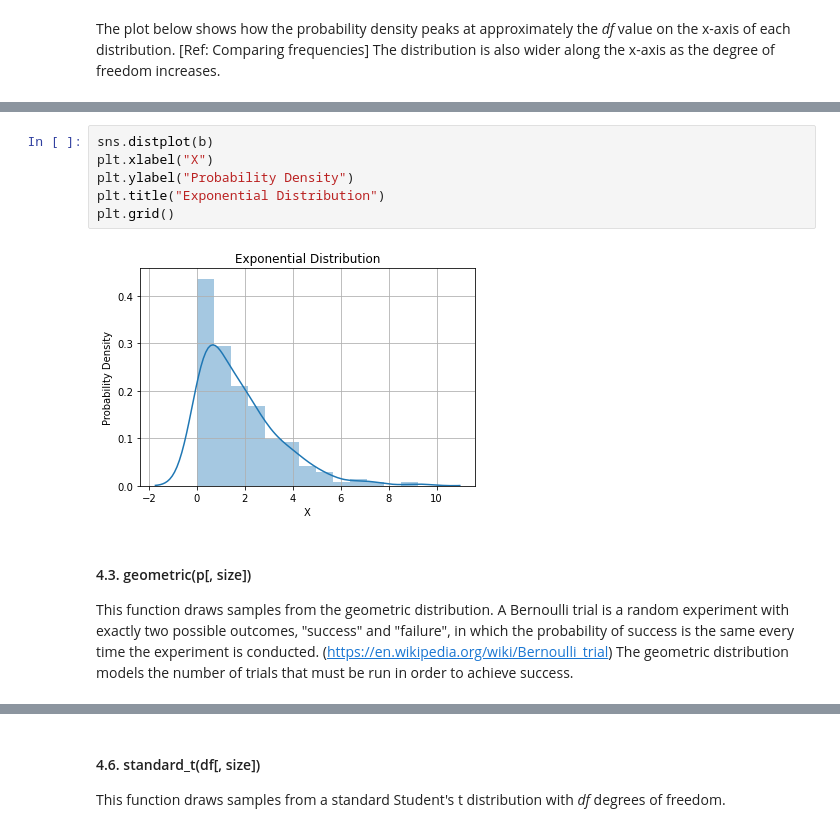
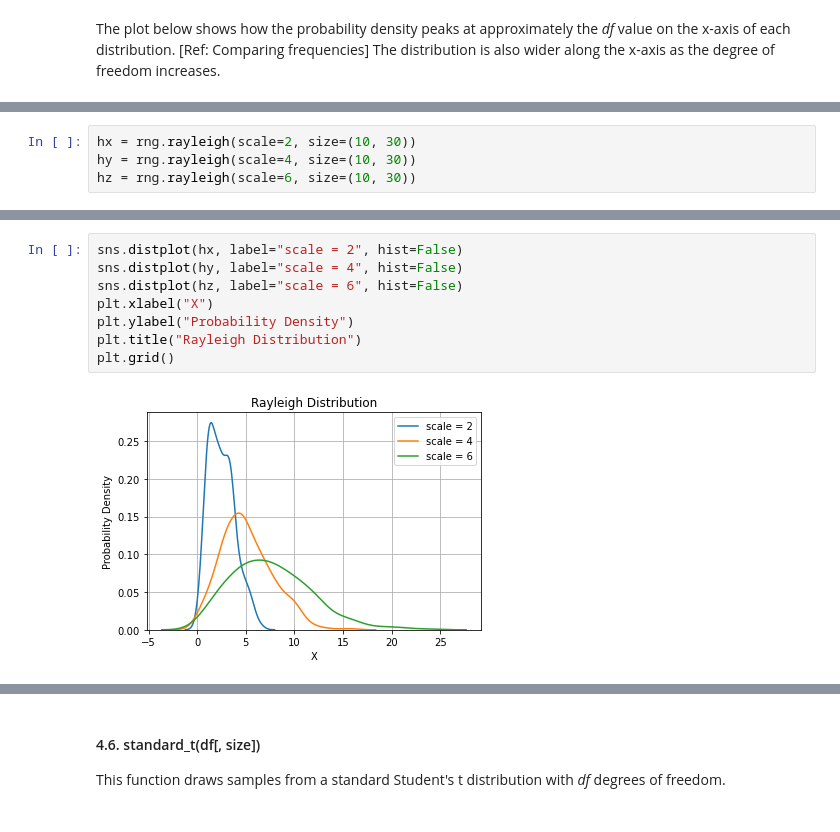
Before and after one commit to GaryLocke91/52465_programming_assignment, a Jupyter notebook: 52465_programming_assignment.ipynb, the cells around one changed output, grey strips where cells are left out. Cells and saved outputs as stored; diff of their text form.

```diff
--- a/52465_programming_assignment.ipynb
+++ b/52465_programming_assignment.ipynb
@@ -349,0 +503,4 @@ print(b)
+# %%
+hx = rng.rayleigh(scale=2, size=(10, 30))
+hy = rng.rayleigh(scale=4, size=(10, 30))
+hz = rng.rayleigh(scale=6, size=(10, 30))
@@ -350,12 +529,10 @@ print(b)
 # %%
-sns.distplot(b)
+sns.distplot(hx, label="scale = 2", hist=False)
+sns.distplot(hy, label="scale = 4", hist=False)
+sns.distplot(hz, label="scale = 6", hist=False)
 plt.xlabel("X")
 plt.ylabel("Probability Density")
-plt.title("Exponential Distribution")
+plt.title("Rayleigh Distribution")
 plt.grid()
 # %% [output]
-[figure, old version]
+[figure, new version]
-# %% [markdown]
-#### 4.3. geometric(p[, size])
-
-This function draws samples from the geometric distribution. A Bernoulli trial is a random experiment with exactly two possible outcomes, "success" and "failure", in which the probability of success is the same every time the experiment is conducted. (https://en.wikipedia.org/wiki/Bernoulli_trial) The geometric distribution models the number of trials that must be run in order to achieve success.
```
Also changed, not shown: parts of 51 cells of this notebook.
